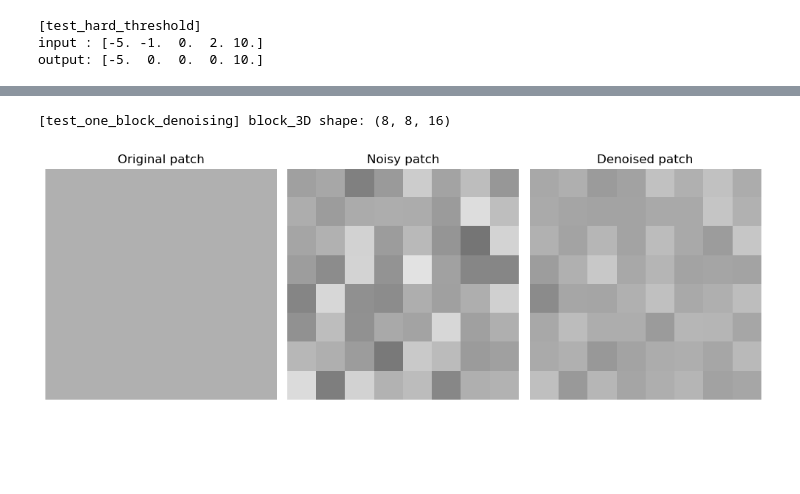
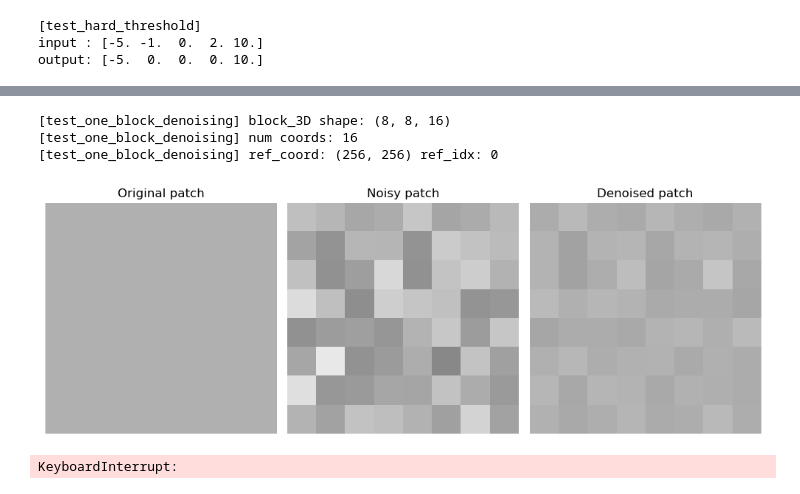
Before and after one commit to Bonbia/PROJIMA, a Jupyter notebook: BM3D.ipynb, the cells around one changed output, grey strips where cells are left out. Cells and saved outputs as stored; diff of their text form; code cells hidden in the pictures; blank space fills up the shorter version.

Commit message:
Full version of Step 1 and testing.

```diff
--- a/BM3D.ipynb
+++ b/BM3D.ipynb
@@ -28,13 +28,13 @@ Step1_ThreDist = 250 # threshold distance
 
 Step1_MaxMatch = 16 # max matched blocks
 
-Step1_BlockSize = 8
+Step1_PatchSize = 8
 
 Step1_spdup_factor = 3 # pixel jump for new reference block
 
 Step1_WindowSize = 39 # search window size
 # %%
-def noisegauss(im,br=sigma):
+def addNoiseGauss(im,br=sigma):
     """ Cette fonction ajoute un bruit blanc gaussier d'ecart type br
        a l'image im et renvoie le resultat"""
     imt=np.float32(im.copy())
@@ -176,5 +221,6 @@ def imread_gray(path):
 # %%
 im = imread_gray('img/pyramide.tif')
+img_n = addNoiseGauss(im, sigma)
 # %%
 # Test:
 coeffs = np.array([-5, -1, 0, 2, 10], dtype=np.float32)
@@ -200,40 +248,58 @@ print("[test_transform_inverse] max abs error =", err)
 # %%
-img_n = noisegauss(im, sigma)
+block_3D, coords = grouping(
+    img_n,
+    center_i=None,                   # 或者你可以显式给一个中心
+    center_j=None,
+    patch_size=patch_size,
+    search_window=Step1_WindowSize,
+    max_similar_patches=Step1_MaxMatch,
+    threshard=Step1_ThreDist
+)
 
-block_3D, (ci, cj) = grouping(
-        img_n,
-        patch_size=patch_size,
-        search_window=Step1_WindowSize,
-        max_similar_patches=Step1_MaxMatch,
-        threshard=Step1_ThreDist
-    )
 print("[test_one_block_denoising] block_3D shape:", block_3D.shape)
+print("[test_one_block_denoising] num coords:", len(coords))
 
-l = 2
-# Good if the result is (8, 8, N).
+l = 2.7
 block_filtered = collaborative_filtering(block_3D, l, sigma)
 
-noisy_patch = block_3D[:, :, 0]
-denoised_patch = block_filtered[:, :, 0]
+H, W = img_n.shape
+center_i = H // 2
+center_j = W // 2
+ref_coord = (center_i, center_j)
+
+if ref_coord in coords:
+    ref_idx = coords.index(ref_coord)
+else:
+    ref_idx = 0
+    ref_coord = coords[0]
+    center_i, center_j = ref_coord
+
+print("[test_one_block_denoising] ref_coord:", ref_coord, "ref_idx:", ref_idx)
+noisy_patch    = block_3D[:, :, ref_idx]
+denoised_patch = block_filtered[:, :, ref_idx]
 
 half = patch_size // 2
-clean_patch = im[ci-half:ci+half, cj-half:cj+half]
+clean_patch = im[center_i-half:center_i+half,
+                 center_j-half:center_j+half]
 
 fig, axes = plt.subplots(1, 3, figsize=(10, 4))
+
 axes[0].imshow(clean_patch, cmap='gray', vmin=0, vmax=255)
 axes[0].set_title("Original patch")
 axes[0].axis('off')
 
 axes[1].imshow(noisy_patch, cmap='gray', vmin=0, vmax=255)
 axes[1].set_title("Noisy patch")
 axes[1].axis('off')
 
 axes[2].imshow(denoised_patch, cmap='gray', vmin=0, vmax=255)
 axes[2].set_title("Denoised patch")
 axes[2].axis('off')
 
 plt.tight_layout()
 plt.show()
 # %% [output]
 [test_one_block_denoising] block_3D shape: (8, 8, 16)
+[test_one_block_denoising] num coords: 16
+[test_one_block_denoising] ref_coord: (256, 256) ref_idx: 0
-[figure, old version]
+[figure, new version]
@@ -239,0 +310,4 @@ plt.show()
+# %%
+u_hat_21 = bm3d_step1(img_n, search_window=21)
+# %% [output]
+KeyboardInterrupt:
```
Also changed, not shown: parts of 4 cells of this notebook.
